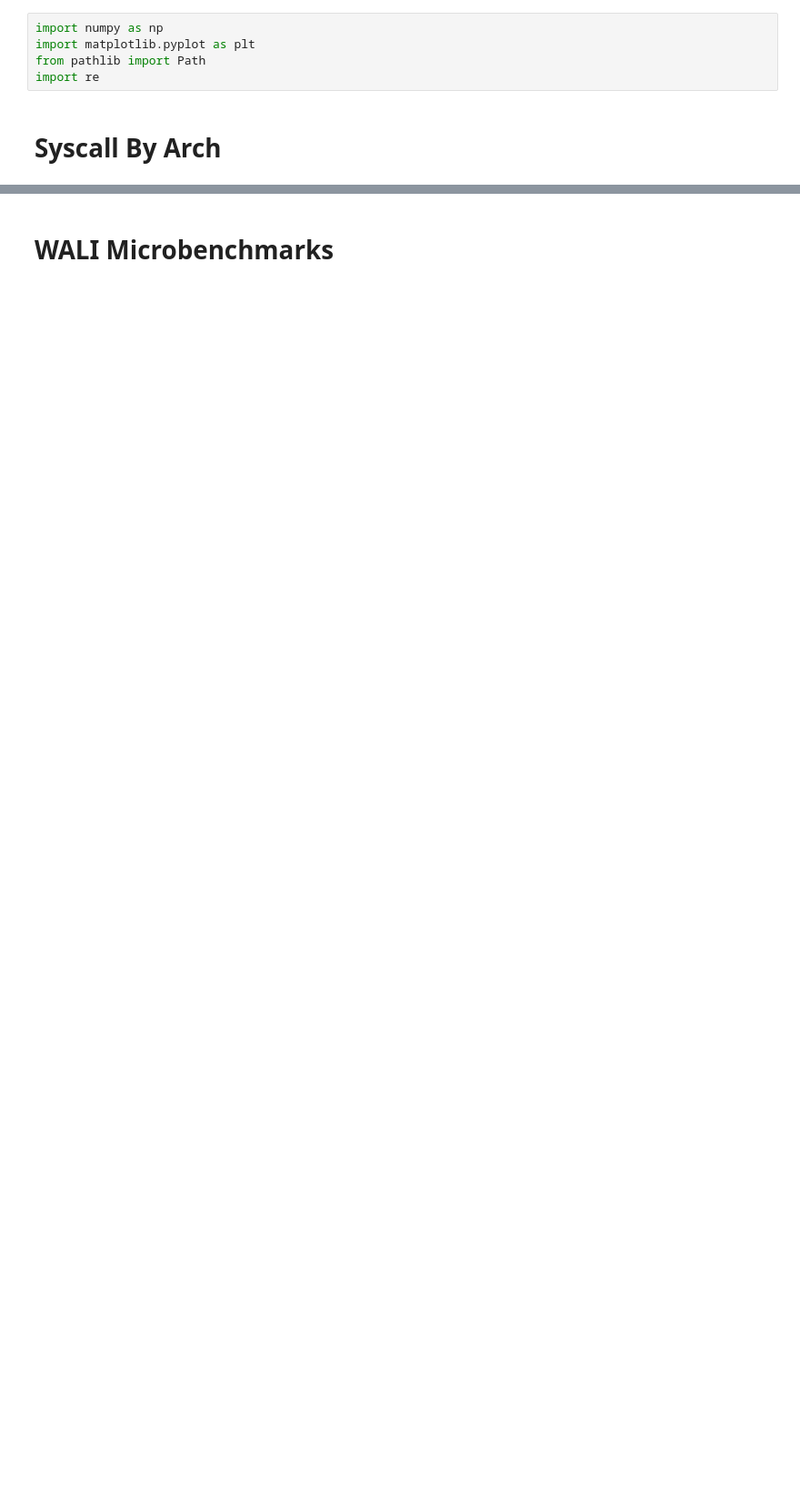
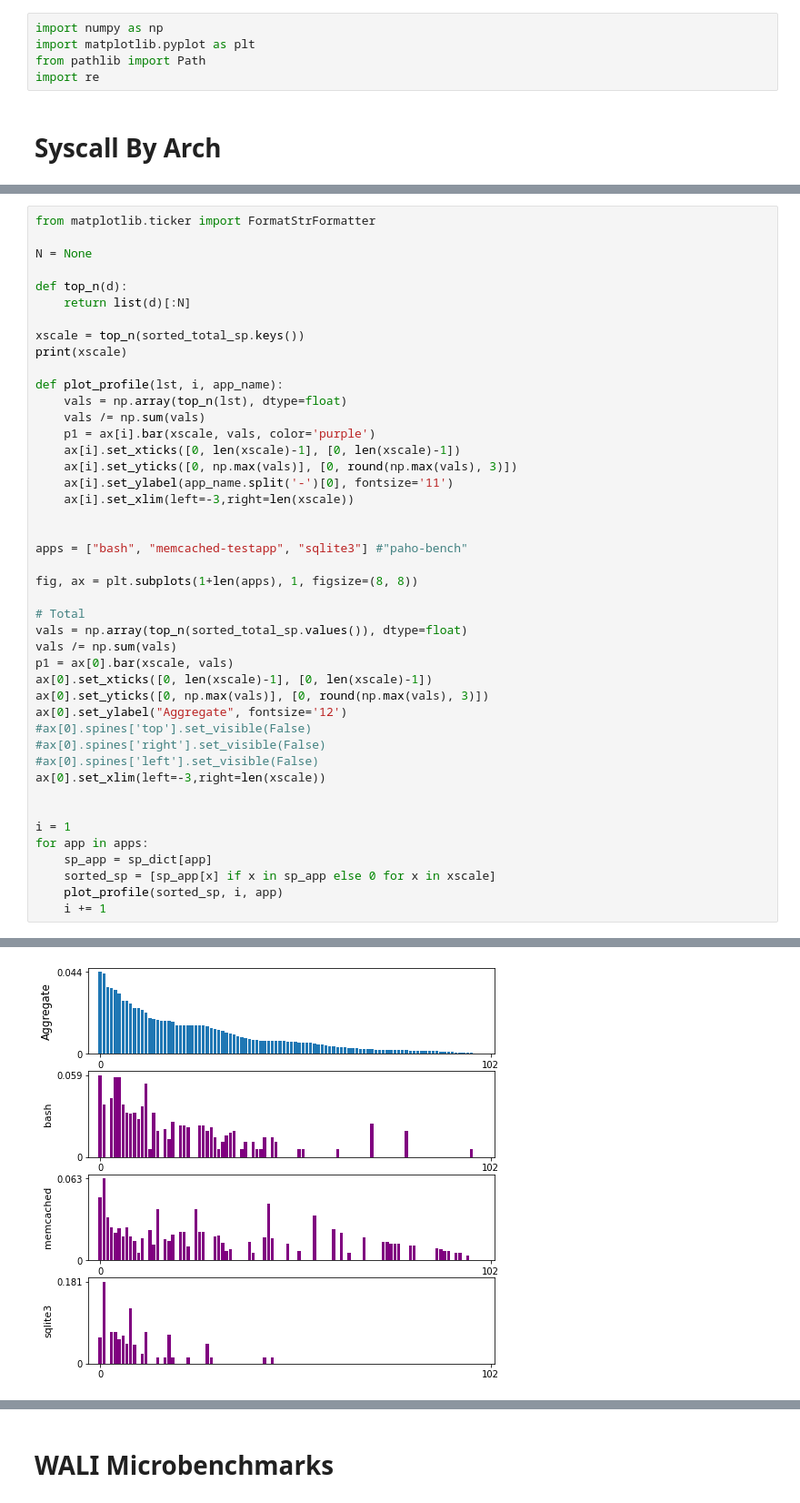
Before and after one commit to arjunr2/wali-eurosys25-data, a Jupyter notebook: process.ipynb, the cells around one changed output, grey strips where cells are left out. Shown at 91% size. Saved outputs shown, nothing was run; the diff lists cells and outputs as text; blank space fills up the shorter version.

```diff
--- a/process.ipynb
+++ b/process.ipynb
@@ -53,0 +119,45 @@ fig.savefig("figures/syscall_archs", dpi=600, bbox_inches='tight')
+# %%
+from matplotlib.ticker import FormatStrFormatter
+
+N = None
+
+def top_n(d):
+    return list(d)[:N]
+
+xscale = top_n(sorted_total_sp.keys())
+print(xscale)
+
+def plot_profile(lst, i, app_name):
+    vals = np.array(top_n(lst), dtype=float)
+    vals /= np.sum(vals)
+    p1 = ax[i].bar(xscale, vals, color='purple')
+    ax[i].set_xticks([0, len(xscale)-1], [0, len(xscale)-1])
+    ax[i].set_yticks([0, np.max(vals)], [0, round(np.max(vals), 3)])
+    ax[i].set_ylabel(app_name.split('-')[0], fontsize='11')
+    ax[i].set_xlim(left=-3,right=len(xscale))
+
+
+apps = ["bash", "memcached-testapp", "sqlite3"] #"paho-bench"
+
+fig, ax = plt.subplots(1+len(apps), 1, figsize=(8, 8))
+
+# Total
+vals = np.array(top_n(sorted_total_sp.values()), dtype=float)
+vals /= np.sum(vals)
+p1 = ax[0].bar(xscale, vals)
+ax[0].set_xticks([0, len(xscale)-1], [0, len(xscale)-1])
+ax[0].set_yticks([0, np.max(vals)], [0, round(np.max(vals), 3)])
+ax[0].set_ylabel("Aggregate", fontsize='12')
+#ax[0].spines['top'].set_visible(False)
+#ax[0].spines['right'].set_visible(False)
+#ax[0].spines['left'].set_visible(False)
+ax[0].set_xlim(left=-3,right=len(xscale))
+
+
+i = 1
+for app in apps:
+    sp_app = sp_dict[app]
+    sorted_sp = [sp_app[x] if x in sp_app else 0 for x in xscale]
+    plot_profile(sorted_sp, i, app)
+    i += 1
+# %% [output]
@@ -53,0 +165 @@ fig.savefig("figures/syscall_archs", dpi=600, bbox_inches='tight')
+[figure, added]
```
Also changed, not shown: parts of 19 cells of this notebook.
